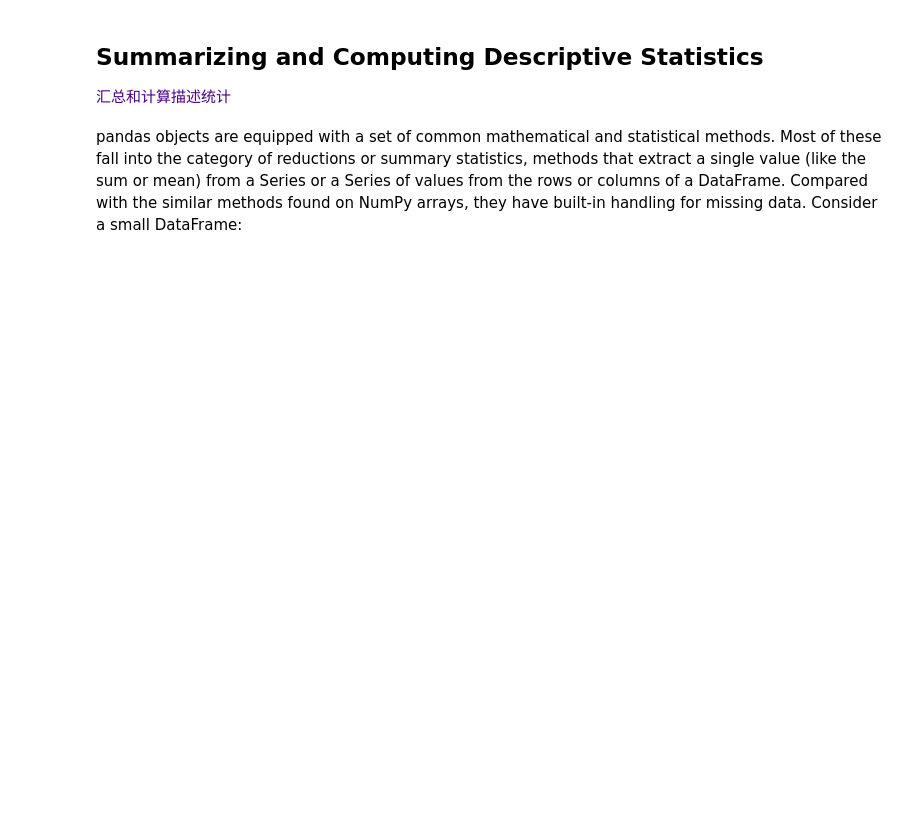
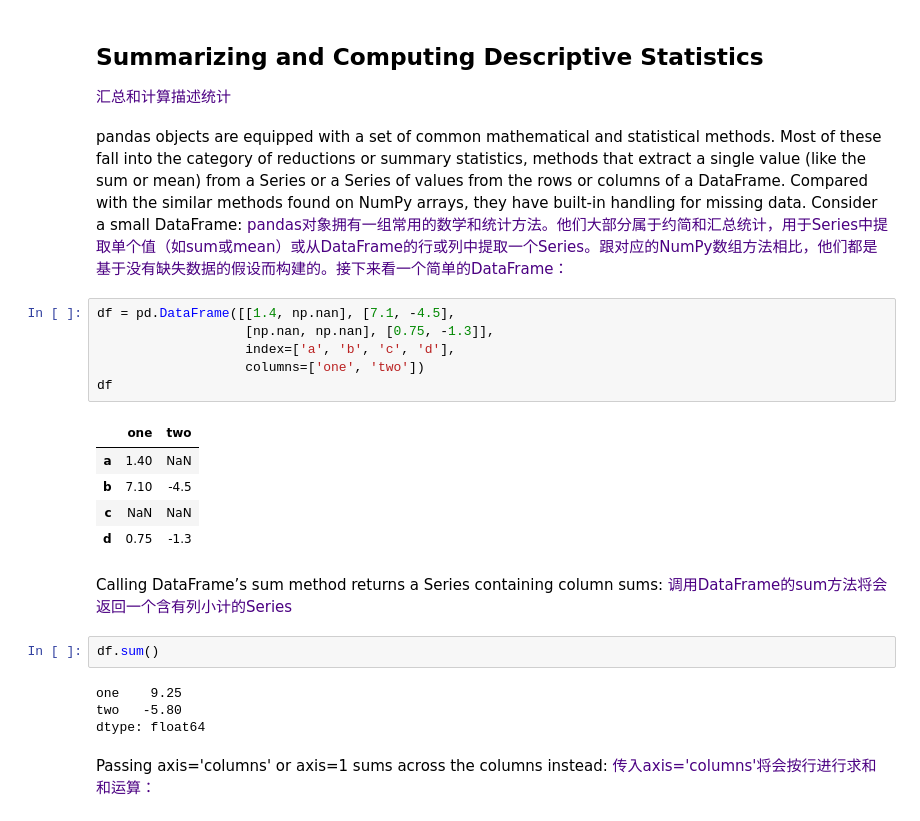
Before and after one commit to edenwzg/code, a Jupyter notebook: jupyter/Python for data analysis/CHAPTER 5. Getting Started With pandas.ipynb, the cells around one changed output. Drawn from its saved outputs; the diff is of its cells as text; blank space fills up the shorter version.

```diff
--- a/jupyter/Python for data analysis/CHAPTER 5. Getting Started With pandas.ipynb
+++ b/jupyter/Python for data analysis/CHAPTER 5. Getting Started With pandas.ipynb
@@ -1965,3 +1965,30 @@ df.loc['b']
 # %% [markdown]
 pandas objects are equipped with a set of common mathematical and statistical methods. Most of these fall into the category of reductions or summary statistics, methods that extract a single value (like the sum or mean) from a Series or a Series of values from the rows or columns of a DataFrame. Compared with the similar methods found on NumPy arrays, they have built-in handling for missing data. Consider a small DataFrame:
 <font color=Indigo>
+pandas对象拥有一组常用的数学和统计方法。他们大部分属于约简和汇总统计，用于Series中提取单个值（如sum或mean）或从DataFrame的行或列中提取一个Series。跟对应的NumPy数组方法相比，他们都是基于没有缺失数据的假设而构建的。接下来看一个简单的DataFrame：
+# %%
+df = pd.DataFrame([[1.4, np.nan], [7.1, -4.5],
+                   [np.nan, np.nan], [0.75, -1.3]],
+                   index=['a', 'b', 'c', 'd'],
+                   columns=['one', 'two'])
+df
+# %% [output]
+|  | one | two |
+| a | 1.40 | NaN |
+| b | 7.10 | -4.5 |
+| c | NaN | NaN |
+| d | 0.75 | -1.3 |
+# %% [markdown]
+Calling DataFrame’s sum method returns a Series containing column sums:
+<font color=Indigo>
+调用DataFrame的sum方法将会返回一个含有列小计的Series
+# %%
+df.sum()
+# %% [output]
+one    9.25
+two   -5.80
+dtype: float64
+# %% [markdown]
+Passing axis='columns' or axis=1 sums across the columns instead:
+<font color=Indigo>
+传入axis='columns'将会按行进行求和和运算：
```
Also changed, not shown: parts of 60 cells of this notebook, 22 other files.
